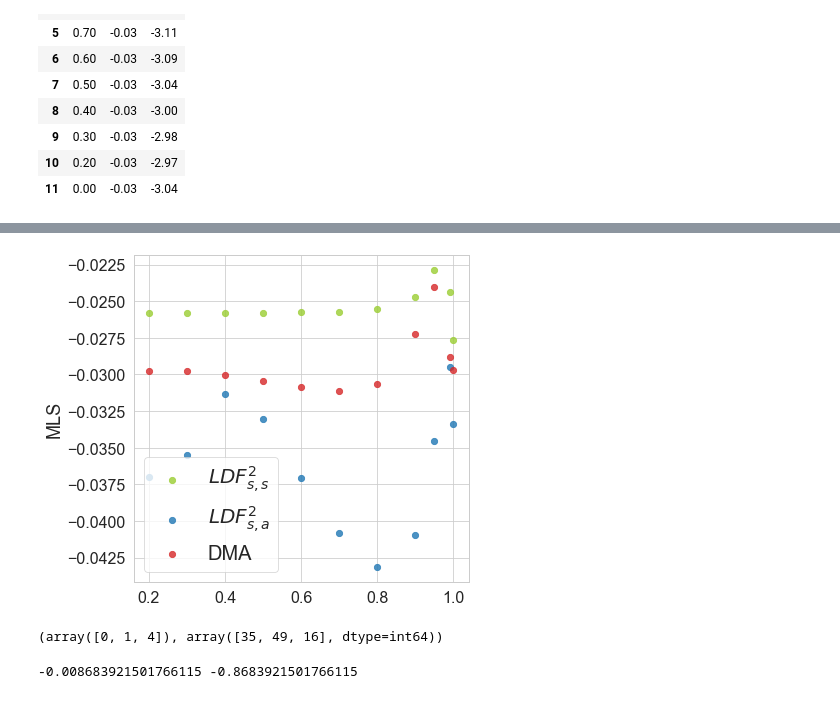
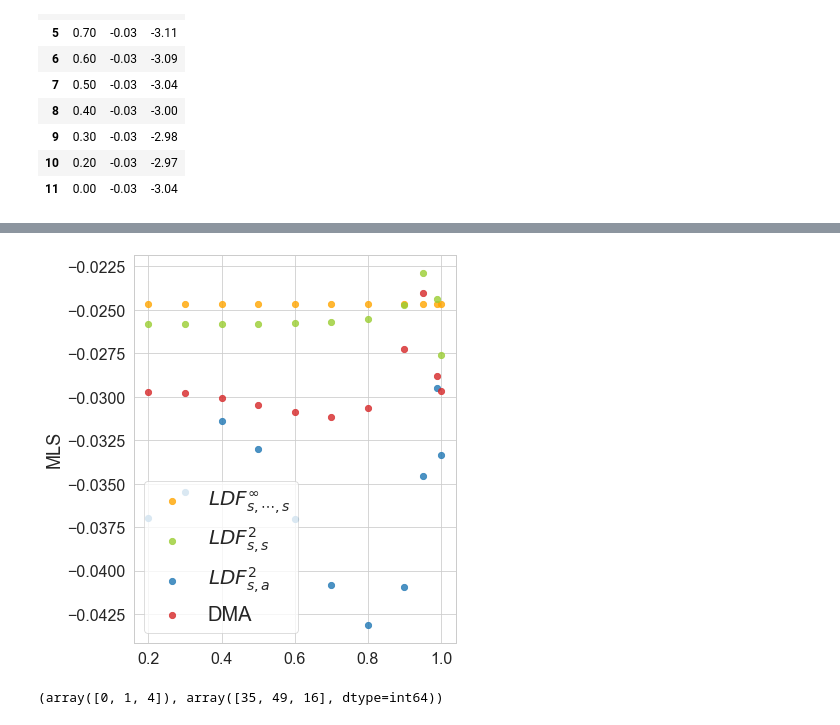
Before and after one commit to dbernaciak/ldf, a Jupyter notebook: notebooks/US_inflation.ipynb, the cells around one changed output, grey strips where cells are left out. Drawn from its saved outputs; the diff is of its cells as text; code cells hidden in the pictures.

```diff
--- a/notebooks/US_inflation.ipynb
+++ b/notebooks/US_inflation.ipynb
@@ -184,0 +187,7 @@ res_dma_df.style.format("{:.2f}")
+# %%
+n = 10
+discount_fac = [discount_factors] * n
+activation_functions = ['softmax'] * n
+res_ldf = ldf(log_lik.astype(float), levels=n, discount_factors=discount_fac, activation_functions=activation_functions, c=c)
+ldfss_df = pd.DataFrame([discount_factors, res_ldf["logscores"][:,-100:].mean(axis=1), res_ldf["logscores"][:,-100:].sum(axis=1)]).T
+ldfss_df.style.format("{:.2f}")
@@ -185,12 +208,15 @@ res_dma_df.style.format("{:.2f}")
 # %%
 fig, ax = plt.subplots(1, 1, figsize=(6,6))
+ax.scatter(ldfs_df[0].to_list()[:-1], ldfss_df[1].to_list()[:-1], marker='o', color='orange', label="$LDF_{s, \cdots, s}^{\infty}$", s=40, alpha=0.8)
 ax.scatter(ldfs_df[0].to_list()[:-1], ldfs_df[1].to_list()[:-1], marker='o', color='yellowgreen', label="$LDF_{s, s}^2$", s=40, alpha=0.8)
 ax.scatter(ldfa_df[0].to_list()[:-1], ldfa_df[1].to_list()[:-1], marker='o', color='tab:blue', label="$LDF_{s, a}^2$", s=40, alpha=0.8)
 ax.scatter(res_dma_df[0].to_list()[:-1], res_dma_df[1].to_list()[:-1], marker='o', color='tab:red', label="DMA", s=40, alpha=0.8)
 ax.set_ylabel(r"MLS")
 ax.legend(loc="lower left");
+fig.tight_layout()
+fig.savefig("usinf_delta_alpha.pdf")
 # %% [output]
-[figure, old version]
+[figure, new version]
 # %%
 K = log_lik.shape[0]
 n = 2
@@ -206,7 +232,3 @@ best_loglik = np.asarray([avg_forecasts_loglik.loc[idx][j+1] for idx, j in zip(m
 np.unique(max_idx[50:].astype(int), return_counts=True)
 # %% [output]
 (array([0, 1, 4]), array([35, 49, 16], dtype=int64))
-# %%
-print(best_loglik[30:].mean(), best_4_loglik[30:].sum())
-# %% [output]
--0.008683921501766115 -0.8683921501766115
```
Also changed, not shown: parts of 2 cells of this notebook, 2 other files.
